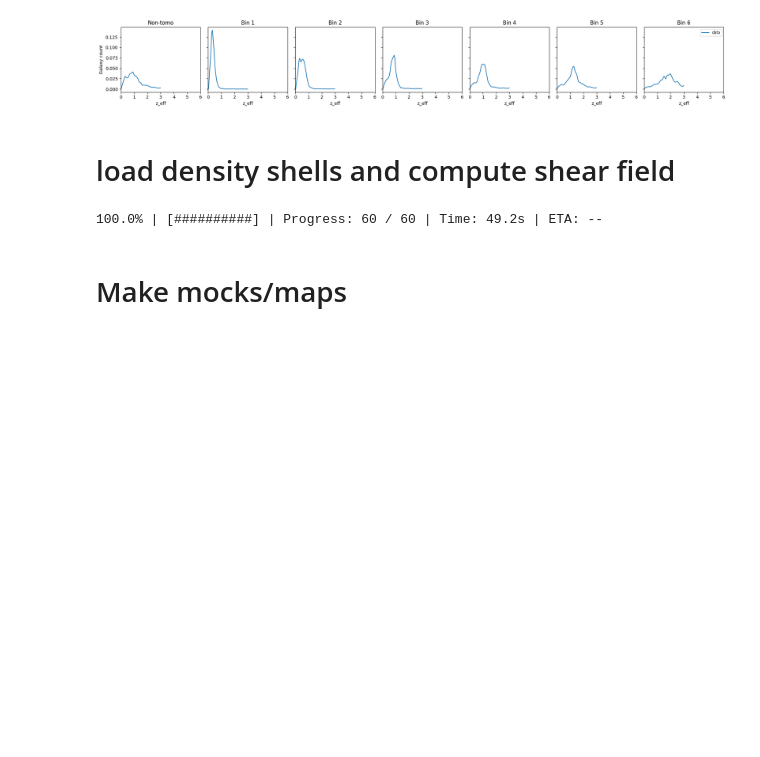
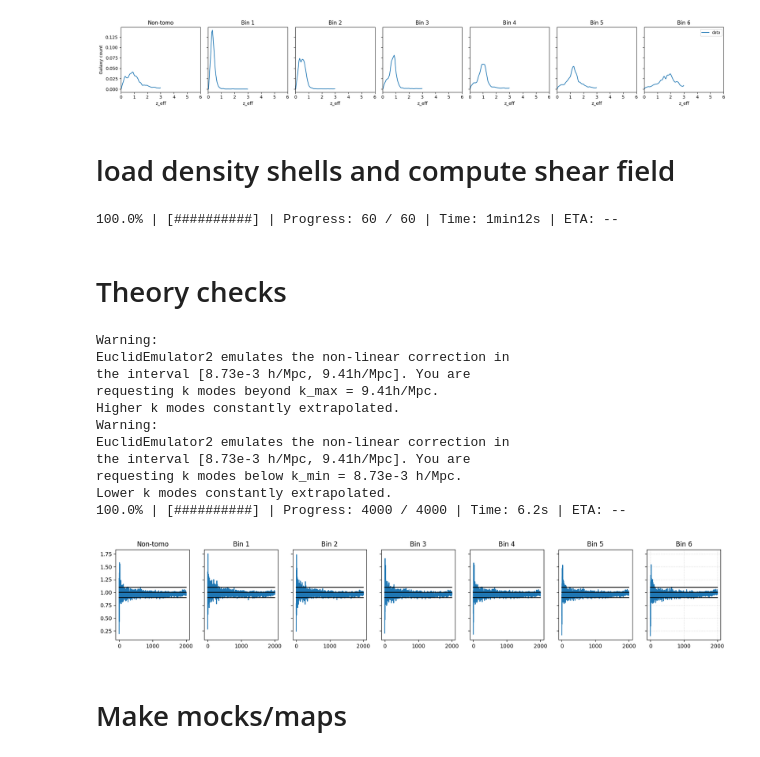
Before and after one commit to mgatti29/LSS_forward_model, a Jupyter notebook: Examples/Flamingo.ipynb, the cells around one changed output. Cells and saved outputs as stored; diff of their text form; code cells hidden in the pictures; blank space fills up the shorter version.

Commit message:
added theory

```diff
--- a/Examples/Flamingo.ipynb
+++ b/Examples/Flamingo.ipynb
@@ -164,6 +166,7 @@ density = np.array(density)
 # shear field ---------------------------
 cosmo = Cosmology.from_camb(camb_pars)
 gamma_ = []
+kappa_ = []
 
 convergence = glass.lensing.MultiPlaneConvergence(cosmo)
 for ss in frogress.bar(range(len(density))):
@@ -173,9 +176,10 @@ for ss in frogress.bar(range(len(density))):
     kappa = copy.deepcopy(convergence.kappa)
     gamma = glass.lensing.from_convergence(kappa, lmax=nside_maps*3-1, shear=True)
     gamma_.append(gamma)
+    kappa_.append(kappa)
 
 gamma_ = np.array(gamma_)
-
+kappa_ = np.array(kappa_)
 
 # IA field ---------------------------
 cosmo = Cosmology.from_camb(camb_pars)
@@ -189,7 +193,55 @@ for ss in frogress.bar(range(len(density))):
 
 IA_shear_ = np.array(IA_shear_)
 # %% [output]
-100.0% | [##########] | Progress: 60 / 60 | Time: 49.2s | ETA: --
+100.0% | [##########] | Progress: 60 / 60 | Time: 1min12s | ETA: --
+# %% [markdown]
+# Theory checks
+# %%
+theory = LimberTheory(camb_pars, lmax=4000, nonlinear="euclidemu")  # "euclidemu" | "mead" | "halofit"
+theory.set_Wshear(np.vstack([redshift,nz]).T)
+Cgg = theory.cl_gg(nonlinear=True)
+
+
+Cls = []
+kappa_tomo = np.zeros((nz.shape[0],nside_maps**2*12))
+for tomo in range(nz.shape[0]):
+    for i in range(len(kappa_)):
+         kappa_tomo[tomo,:] += ngal_glass[tomo,i] * kappa_[i]
+for tomo in range(nz.shape[0]):
+    Cls.append(hp.anafast(kappa_tomo[tomo,:]))
+Cls = np.array(Cls)
+
+
+# choose a safe ℓ-range common to all arrays
+ell_max = 2000
+pix = hp.sphtfunc.pixwin(nside_maps)[:ell_max]
+ells = np.arange(ell_max)
+
+mask_ell = ells >= 2  # avoid ℓ=0,1
+
+fig, axes = plt.subplots(1, 7, figsize=(20, 3), sharey=True)
+titles = ["Non-tomo"] + [f"Bin {i}" for i in range(1, 7)]
+for tomo, ax in enumerate(axes):
+    ax.plot(Cls[tomo, :ell_max]/(Cgg[tomo, tomo, :ell_max] * (pix**2)))
+    ax.plot(np.ones(ell_max),color = 'black')
+    ax.plot(0.9*np.ones(ell_max),color = 'black')
+    ax.plot(1.1*np.ones(ell_max),color = 'black')
+    ax.set_title(titles[tomo])
+
+ax.grid(True, which="both", ls=":", alpha=0.6)
+# %% [output]
+Warning:
+EuclidEmulator2 emulates the non-linear correction in
+the interval [8.73e-3 h/Mpc, 9.41h/Mpc]. You are
+requesting k modes beyond k_max = 9.41h/Mpc.
+Higher k modes constantly extrapolated.
+Warning:
+EuclidEmulator2 emulates the non-linear correction in
+the interval [8.73e-3 h/Mpc, 9.41h/Mpc]. You are
+requesting k modes below k_min = 8.73e-3 h/Mpc.
+Lower k modes constantly extrapolated.
+100.0% | [##########] | Progress: 4000 / 4000 | Time: 6.2s | ETA: --
+[figure, added]
 # %% [markdown]
 # Make mocks/maps
 # %%
```
Also changed, not shown: parts of 3 cells of this notebook, 4 other files.
